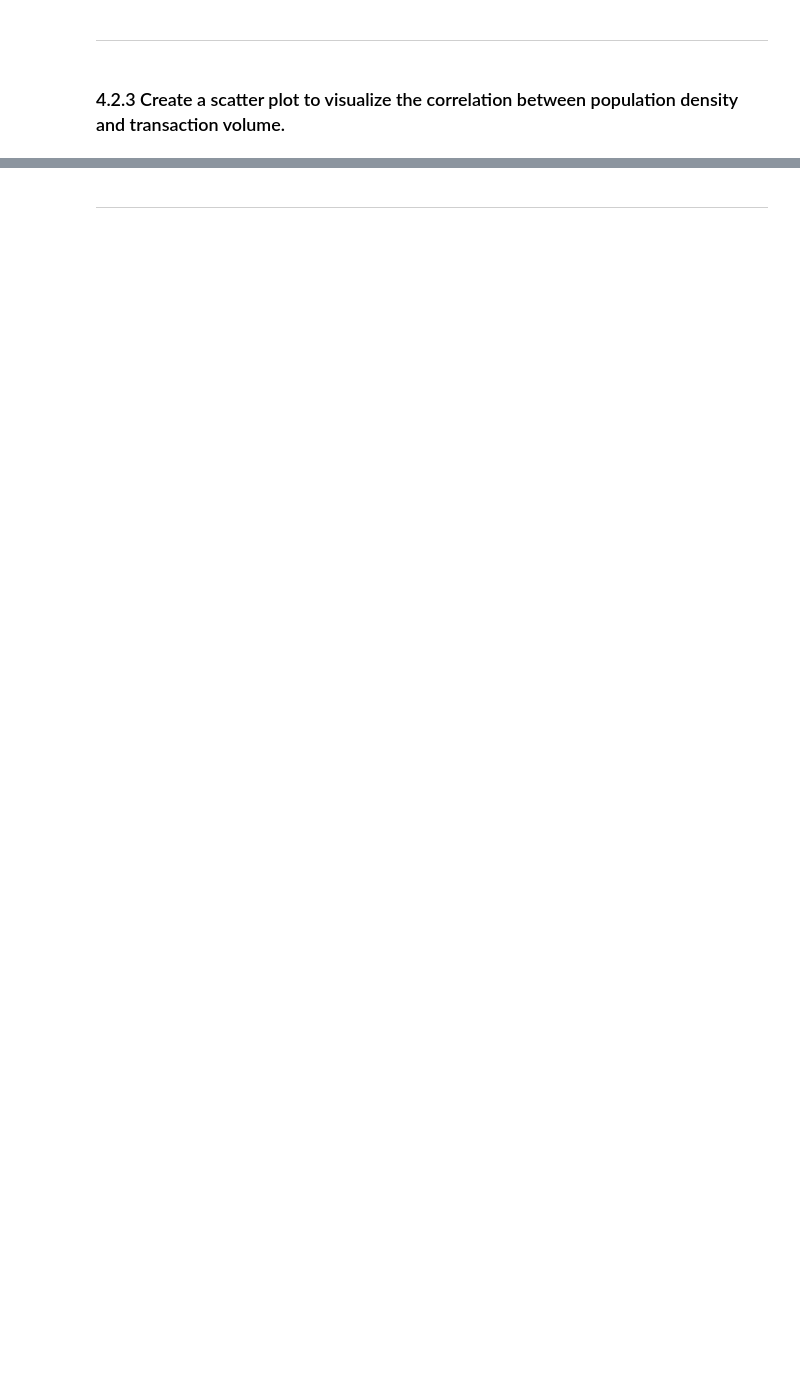
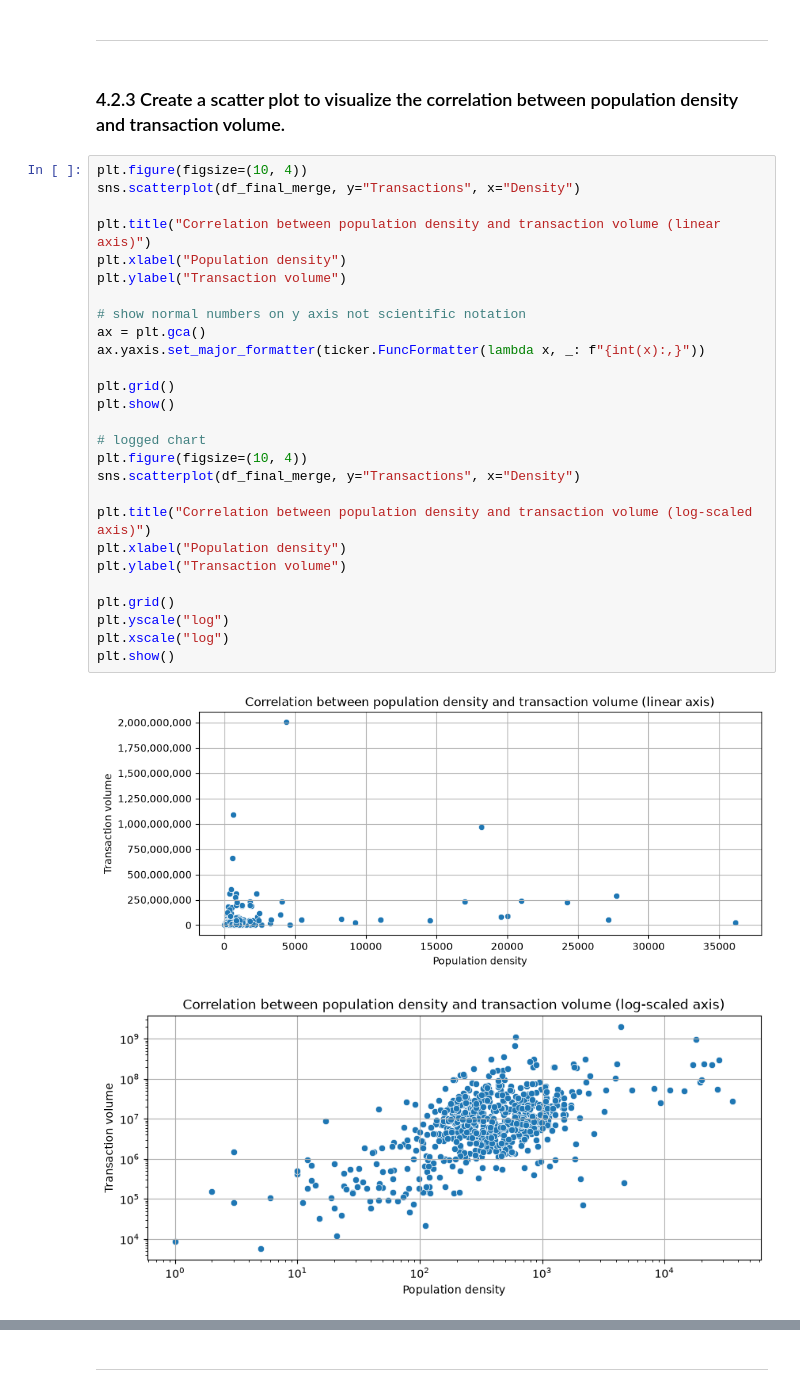
Before and after one commit to chetanchandel31/da_phone_pe, a Jupyter notebook: notebooks/01_phone_pe_analysis.ipynb, the cells around one changed output, grey strips where cells are left out. Drawn from its saved outputs; the diff is of its cells as text; blank space fills up the shorter version.

Commit message:
district density and transactions correlation

```diff
--- a/notebooks/01_phone_pe_analysis.ipynb
+++ b/notebooks/01_phone_pe_analysis.ipynb
@@ -1380,3 +1408,33 @@ Sample of merged data out of total **730** rows:
 ---
 # %% [markdown]
 ### 4.2.3 Create a scatter plot to visualize the correlation between population density and transaction volume.
+# %%
+plt.figure(figsize=(10, 4))
+sns.scatterplot(df_final_merge, y="Transactions", x="Density")
+
+plt.title("Correlation between population density and transaction volume (linear axis)")
+plt.xlabel("Population density")
+plt.ylabel("Transaction volume")
+
+# show normal numbers on y axis not scientific notation
+ax = plt.gca()
+ax.yaxis.set_major_formatter(ticker.FuncFormatter(lambda x, _: f"{int(x):,}"))
+
+plt.grid()
+plt.show()
+
+# logged chart
+plt.figure(figsize=(10, 4))
+sns.scatterplot(df_final_merge, y="Transactions", x="Density")
+
+plt.title("Correlation between population density and transaction volume (log-scaled axis)")
+plt.xlabel("Population density")
+plt.ylabel("Transaction volume")
+
+plt.grid()
+plt.yscale("log")
+plt.xscale("log")
+plt.show()
+# %% [output]
+[figure, added]
+[figure, added]
```
Also changed, not shown: parts of 6 cells of this notebook, 2 other files.
